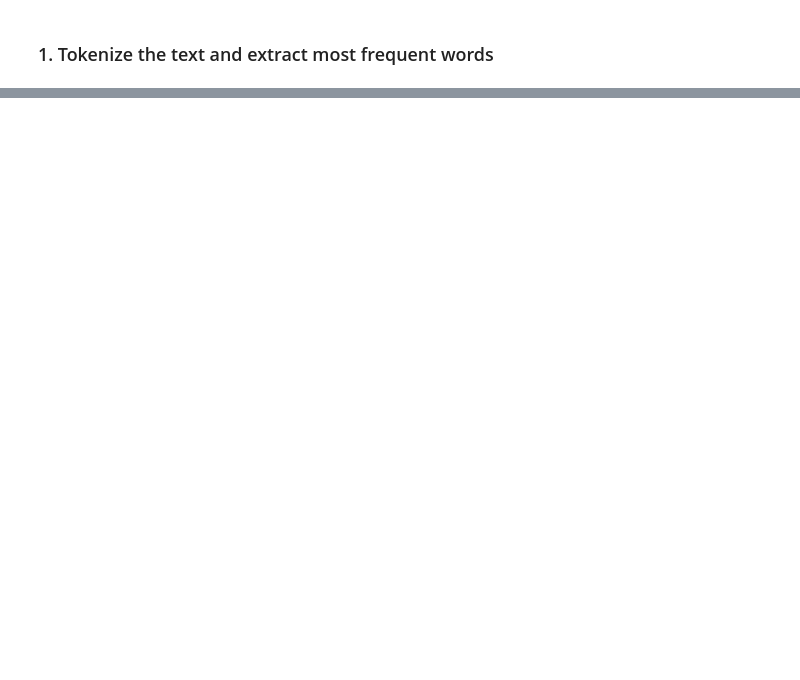
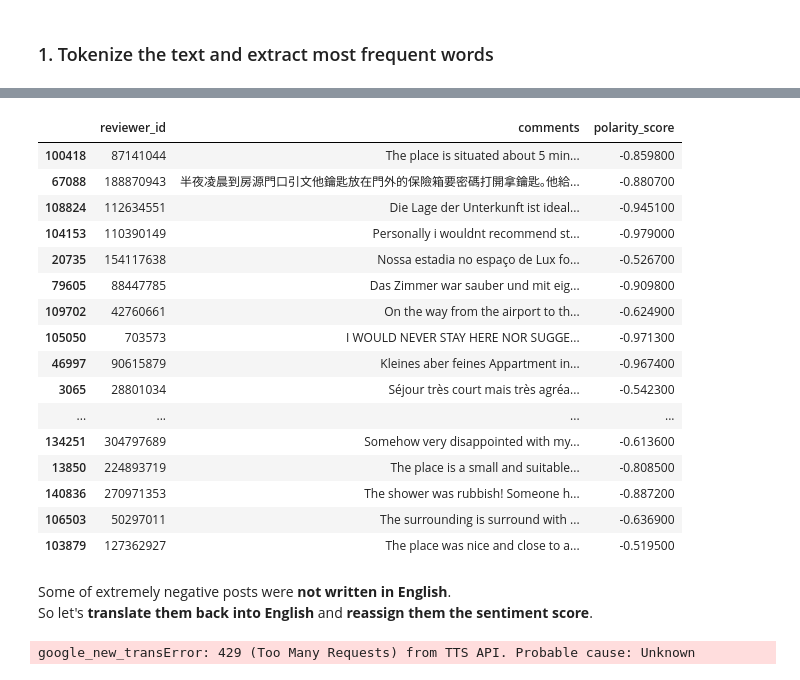
Before and after one commit to JT-H/Recommendation-System-for-Airbnb-Houses, a Jupyter notebook: Data Preparation/原始数据/NLP_on_Customer_Comments.ipynb, the cells around one changed output, grey strips where cells are left out. Drawn from its saved outputs; the diff is of its cells as text; code cells hidden in the pictures; blank space fills up the shorter version.

```diff
--- a/Data Preparation/原始数据/NLP_on_Customer_Comments.ipynb
+++ b/Data Preparation/原始数据/NLP_on_Customer_Comments.ipynb
@@ -174,0 +219,29 @@ google_new_transError: 429 (Too Many Requests) from TTS API. Probable cause: Unk
+# %%
+df_eng = df[df.polarity_score != 0]
+# %%
+df_eng.loc[df_eng.polarity_score <= -0.5,['reviewer_id','comments','polarity_score']].sample(20).style.bar(subset=['polarity_score'], align='mid', color=['#d65f5f', '#5fba7d'])
+# %% [output]
+|  | reviewer_id | comments | polarity_score |
+| 100418 | 87141044 | The place is situated about 5 min... | -0.859800 |
+| 67088 | 188870943 | 半夜凌晨到房源門口引文他鑰匙放在門外的保險箱要密碼打開拿鑰匙｡他給... | -0.880700 |
+| 108824 | 112634551 | Die Lage der Unterkunft ist ideal... | -0.945100 |
+| 104153 | 110390149 | Personally i wouldnt recommend st... | -0.979000 |
+| 20735 | 154117638 | Nossa estadia no espaço de Lux fo... | -0.526700 |
+| 79605 | 88447785 | Das Zimmer war sauber und mit eig... | -0.909800 |
+| 109702 | 42760661 | On the way from the airport to th... | -0.624900 |
+| 105050 | 703573 | I WOULD NEVER STAY HERE NOR SUGGE... | -0.971300 |
+| 46997 | 90615879 | Kleines aber feines Appartment in... | -0.967400 |
+| 3065 | 28801034 | Séjour très court mais très agréa... | -0.542300 |
+| ... | ... | ... | ... |
+| 134251 | 304797689 | Somehow very disappointed with my... | -0.613600 |
+| 13850 | 224893719 | The place is a small and suitable... | -0.808500 |
+| 140836 | 270971353 | The shower was rubbish! Someone h... | -0.887200 |
+| 106503 | 50297011 | The surrounding is surround with ... | -0.636900 |
+| 103879 | 127362927 | The place was nice and close to a... | -0.519500 |
+# %% [markdown]
+Some of extremely negative posts were **not written in English**.<br>
+So let's **translate them back into English** and **reassign them the sentiment score**.
+# %%
+non_english_portion, translated_text = detectandtranslate(df_eng.comments[(df_eng.polarity_score <= -0.95)])
+# %% [output]
+google_new_transError: 429 (Too Many Requests) from TTS API. Probable cause: Unknown
```
Also changed, not shown: parts of 39 cells of this notebook, 4 other files.
